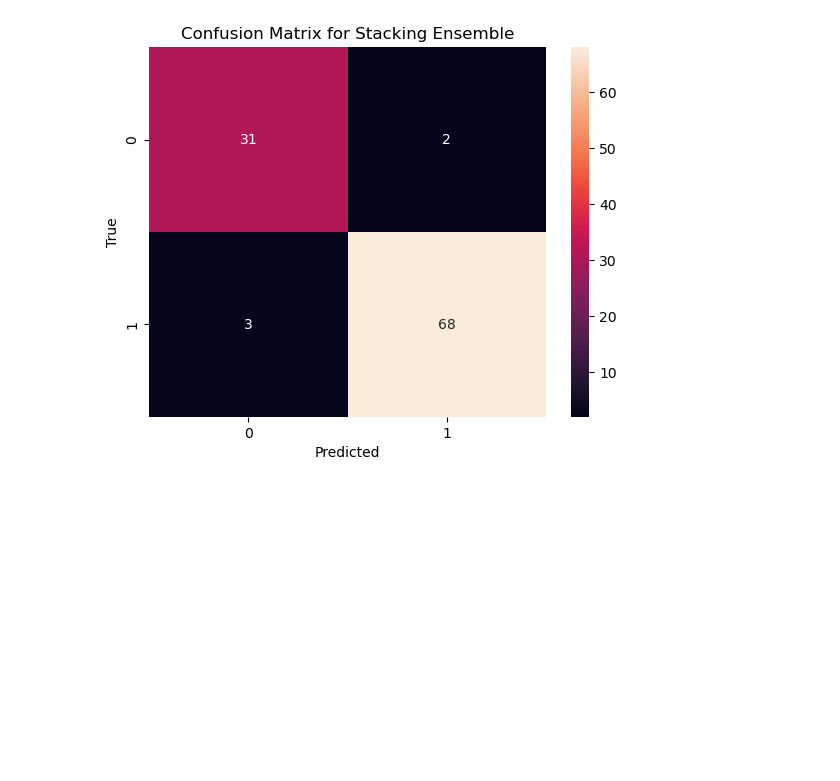
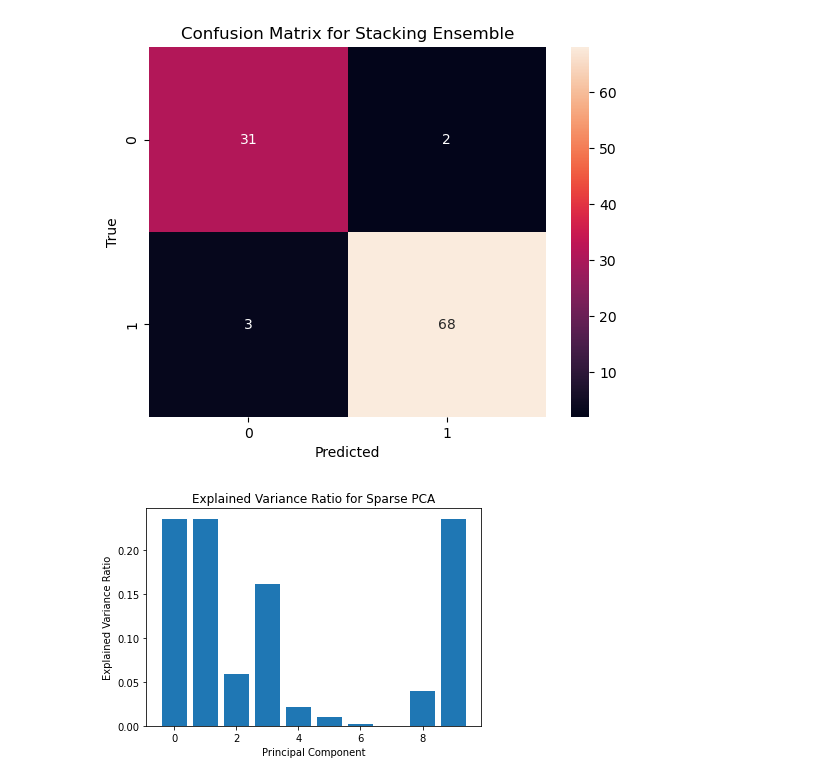
Before and after one commit to RachitChhabra/Discovering-Alternative-Predictors-for-Diabetes-Diagnosis, a Jupyter notebook: finproj_ece228.ipynb, the cells around one changed output. Saved outputs shown, nothing was run; the diff lists cells and outputs as text; code cells hidden in the pictures; blank space fills up the shorter version.

Commit message:
added one more dataset

```diff
--- a/finproj_ece228.ipynb
+++ b/finproj_ece228.ipynb
@@ -604,3 +604,75 @@ Classification Report for Stacking Ensemble:
    macro avg       0.94      0.95      0.94       104
 weighted avg       0.95      0.95      0.95       104
 [figure]
+# %%
+#Analyze the dataset after running sparse PCA.  What do we know about the attributes?
+
+import os
+import pandas as pd
+import numpy as np
+import matplotlib.pyplot as plt
+from sklearn.decomposition import SparsePCA
+from sklearn.model_selection import train_test_split
+
+# Get the current directory
+current_dir = os.getcwd()
+
+# Find the .csv file in the current directory
+csv_files = [file for file in os.listdir(current_dir) if file.endswith(".csv")]
+
+# Check if the .csv file exists
+if "diabetes.csv" in csv_files:
+    dataset_file = os.path.join(current_dir, "diabetes.csv")
+else:
+    raise FileNotFoundError("diabetes.csv file not found in the current directory.")
+
+# Define a data loader function
+def load_dataset(file_path):
+    # Load the dataset from the CSV file
+    df = pd.read_csv(file_path)
+
+    # Perform one-hot encoding for categorical variables
+    df_encoded = pd.get_dummies(df, drop_first=True)
+
+    # Extract the feature matrix X
+    X = df_encoded.iloc[:, :-1].values
+
+    # Extract the target variable y
+    y = df_encoded.iloc[:, -1].values
+
+    return X, y
+
+# Load the dataset using the data loader
+X, y = load_dataset(dataset_file)
+
+# Initialize SparsePCA
+sparse_pca = SparsePCA(n_components=10, random_state=42)
+
+# Fit and transform the data
+X_sparse = sparse_pca.fit_transform(X)
+
+# Calculate the explained variance ratio manually
+explained_variance = np.var(X_sparse, axis=0)
+explained_variance_ratio = explained_variance / np.sum(explained_variance)
+
+# Plot explained variance ratio
+plt.bar(range(len(explained_variance_ratio)), explained_variance_ratio)
+plt.xlabel('Principal Component')
+plt.ylabel('Explained Variance Ratio')
+plt.title('Explained Variance Ratio for Sparse PCA')
+plt.show()
+
+# Identify key features
+key_features = np.abs(sparse_pca.components_).argmax(axis=1)
+
+# Print statistics, plots, and key features
+print("Sparse PCA Statistics:")
+print("Explained Variance Ratio:")
+for i, ratio in enumerate(explained_variance_ratio):
+    print(f"Principal Component {i+1}: {ratio:.4f}")
+
+print("\nKey Features:")
+for i, feature_idx in enumerate(key_features):
+    print(f"Principal Component {i+1}: Feature {feature_idx}")
+# %% [output]
+[figure, added]
```
Also changed, not shown: parts of 17 cells of this notebook, 4 other files.
